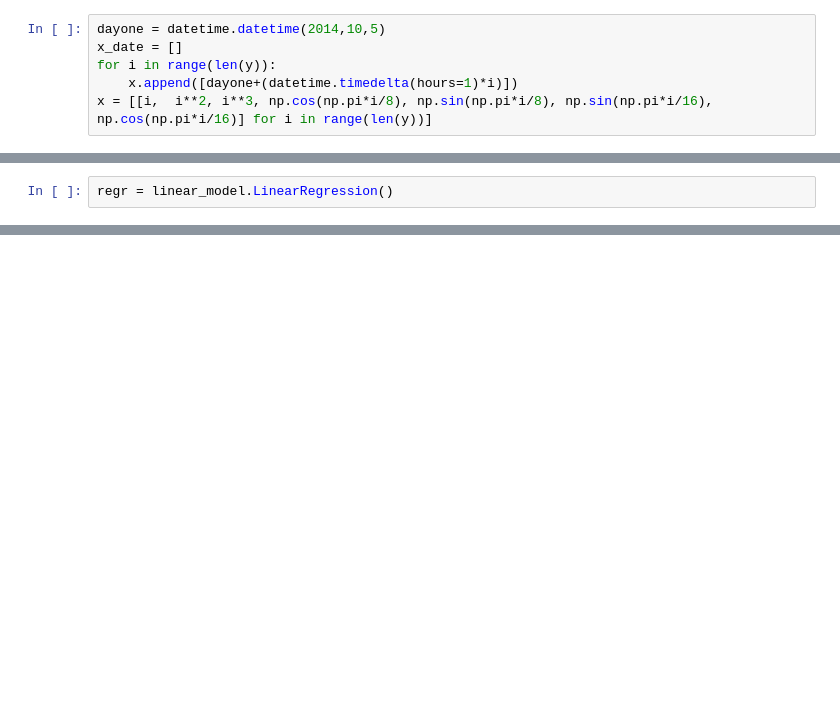
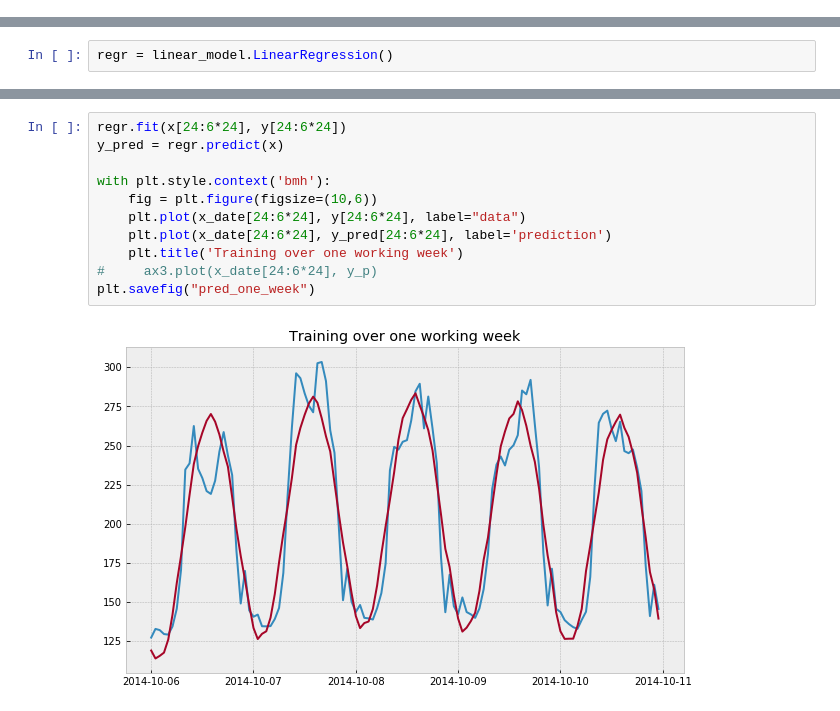
Before and after one commit to Battleman/perfeval, a Jupyter notebook: Lab4/Lab4.ipynb, the cells around one changed output, grey strips where cells are left out. Saved outputs shown, nothing was run; the diff lists cells and outputs as text; blank space fills up the shorter version.

```diff
--- a/Lab4/Lab4.ipynb
+++ b/Lab4/Lab4.ipynb
@@ -10,6 +15,0 @@ y = mat['MeasurementsTotal'].reshape(5736,)
-# %%
-dayone = datetime.datetime(2014,10,5)
-x_date = []
-for i in range(len(y)):
-    x.append([dayone+(datetime.timedelta(hours=1)*i)])
-x = [[i,  i**2, i**3, np.cos(np.pi*i/8), np.sin(np.pi*i/8), np.sin(np.pi*i/16), np.cos(np.pi*i/16)] for i in range(len(y))]
@@ -41,0 +82,13 @@ Reshape your data either using array.reshape(-1, 1) if your data has a single fe
+# %%
+regr.fit(x[24:6*24], y[24:6*24])
+y_pred = regr.predict(x)
+
+with plt.style.context('bmh'):
+    fig = plt.figure(figsize=(10,6))
+    plt.plot(x_date[24:6*24], y[24:6*24], label="data")
+    plt.plot(x_date[24:6*24], y_pred[24:6*24], label='prediction')
+    plt.title('Training over one working week')
+#     ax3.plot(x_date[24:6*24], y_p)
+plt.savefig("pred_one_week")
+# %% [output]
+[figure, added]
```
Also changed, not shown: parts of 16 cells of this notebook, 5 other files.
